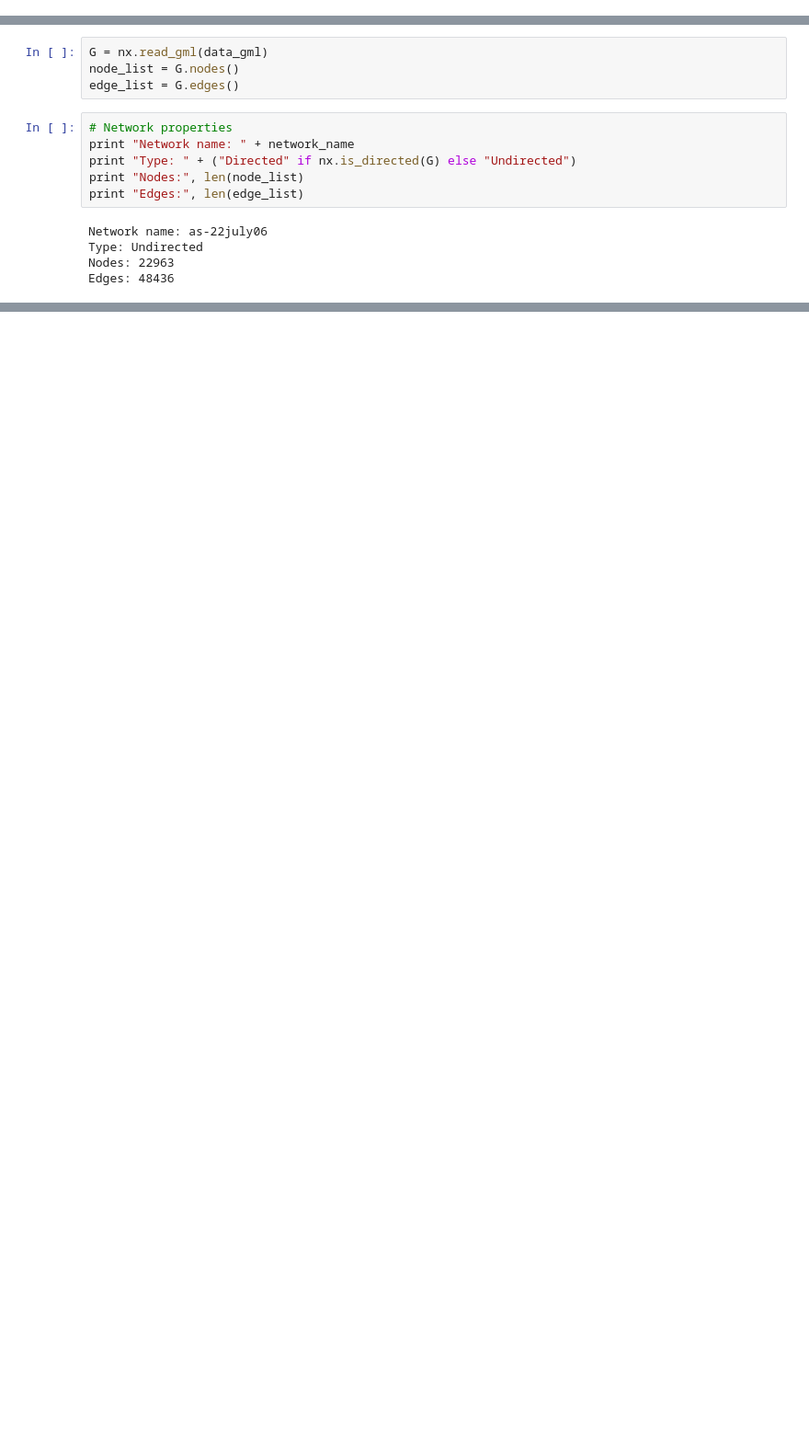
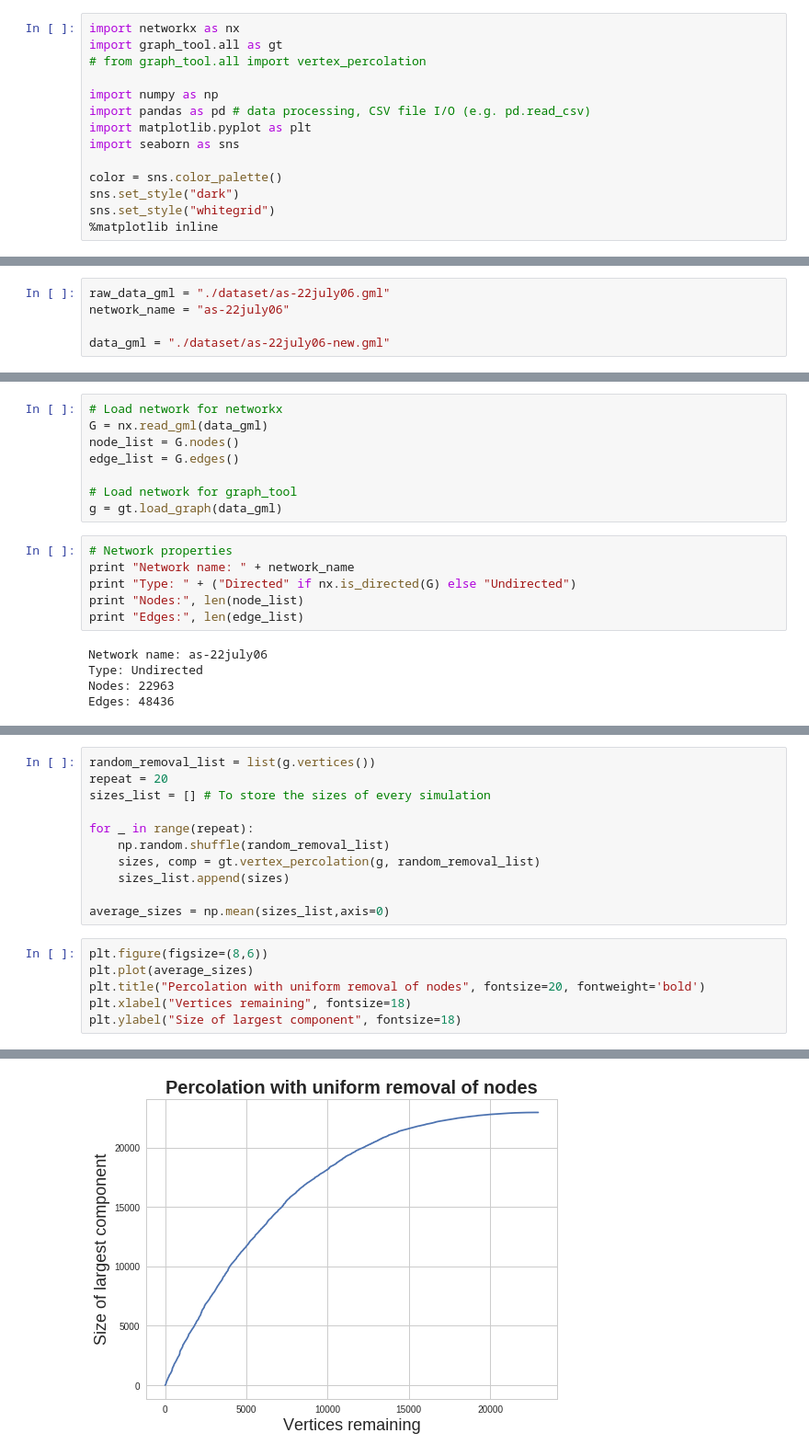
Before and after one commit to DoubleBite/Network-Science-Homeworks, a Jupyter notebook: 作業四/homework.ipynb, the cells around one changed output, grey strips where cells are left out. Shown at 92% size. Cells and saved outputs as stored; diff of their text form; blank space fills up the shorter version.

```diff
--- a/作業四/homework.ipynb
+++ b/作業四/homework.ipynb
@@ -6 +3,15 @@ import numpy as np
+# %%
+import networkx as nx
+import graph_tool.all as gt
+# from graph_tool.all import vertex_percolation
+
+import numpy as np
+import pandas as pd # data processing, CSV file I/O (e.g. pd.read_csv)
+import matplotlib.pyplot as plt
+import seaborn as sns
+
+color = sns.color_palette()
+sns.set_style("dark")
+sns.set_style("whitegrid")
+%matplotlib inline
 # %% [markdown]
@@ -11,3 +20,8 @@ network_name = "as-22july06"
+# %%
+raw_data_gml = "./dataset/as-22july06.gml"
+network_name = "as-22july06"
+
+data_gml = "./dataset/as-22july06-new.gml"
 # %% [markdown]
 # Function
 # %% [markdown]
@@ -15,7 +37,11 @@ network_name = "as-22july06"
 # %%
+# Load network for networkx
 G = nx.read_gml(data_gml)
 node_list = G.nodes()
 edge_list = G.edges()
+
+# Load network for graph_tool
+g = gt.load_graph(data_gml)
 # %%
 # Network properties
 print "Network name: " + network_name
@@ -31,0 +63,18 @@ Edges: 48436
+# %%
+random_removal_list = list(g.vertices())
+repeat = 20
+sizes_list = [] # To store the sizes of every simulation
+
+for _ in range(repeat):
+    np.random.shuffle(random_removal_list)
+    sizes, comp = gt.vertex_percolation(g, random_removal_list)
+    sizes_list.append(sizes)
+
+average_sizes = np.mean(sizes_list,axis=0)
+# %%
+plt.figure(figsize=(8,6))
+plt.plot(average_sizes)
+plt.title("Percolation with uniform removal of nodes", fontsize=20, fontweight='bold')
+plt.xlabel("Vertices remaining", fontsize=18)
+plt.ylabel("Size of largest component", fontsize=18)
+# %% [output]
@@ -31,0 +82 @@ Edges: 48436
+[figure, added]
```
Also changed, not shown: parts of 15 cells of this notebook, 1 other file.
